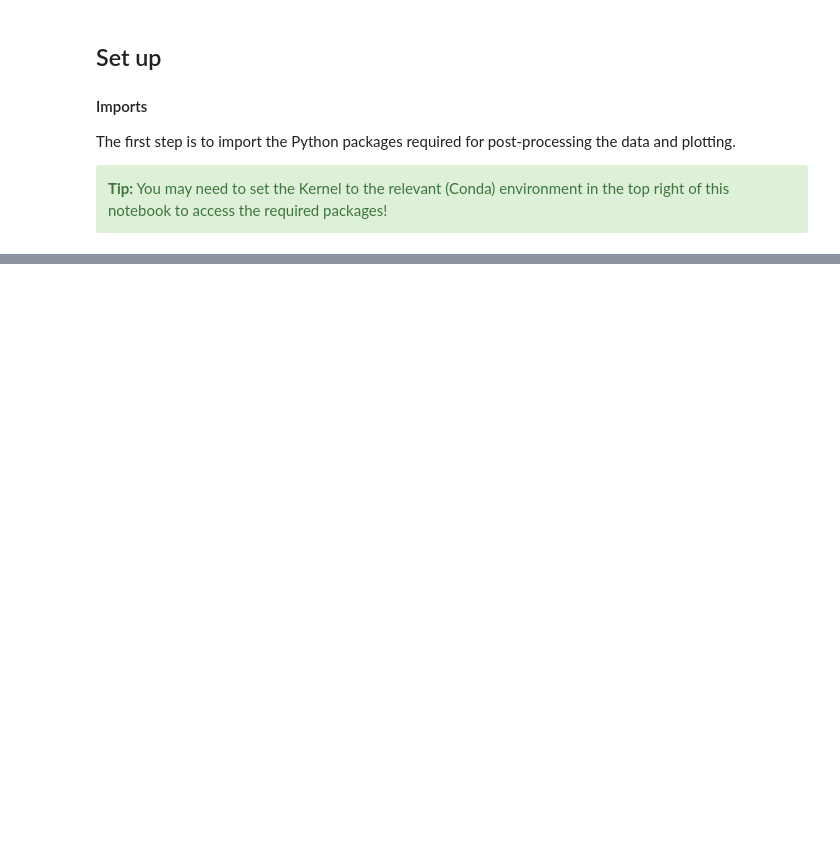
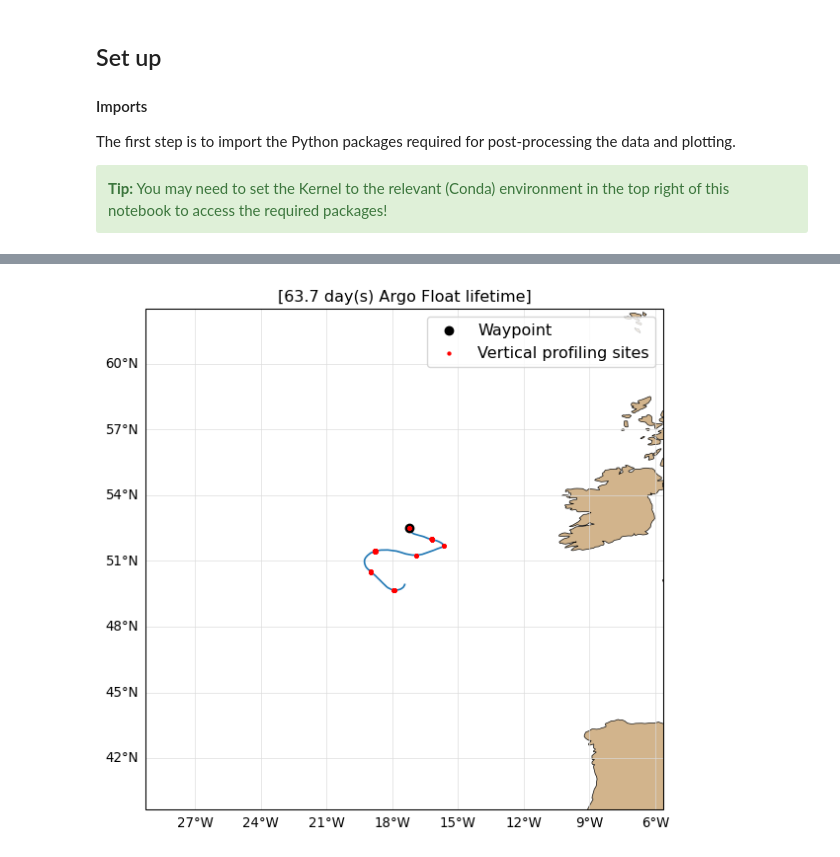
Before and after one commit to Parcels-code/virtualship, a Jupyter notebook: docs/user-guide/tutorials/Argo_data_tutorial.ipynb, the cells around one changed output, grey strips where cells are left out. Drawn from its saved outputs; the diff is of its cells as text; code cells hidden in the pictures; blank space fills up the shorter version.

Commit message:
update argo/drifter plotting tutorial

```diff
--- a/docs/user-guide/tutorials/Argo_data_tutorial.ipynb
+++ b/docs/user-guide/tutorials/Argo_data_tutorial.ipynb
@@ -143,0 +63,85 @@ plt.show()
+# %%
+# fig
+fig = plt.figure(figsize=(10, 6), dpi=96)
+ax = fig.add_subplot(1, 1, 1, projection=ccrs.PlateCarree())
+
+# plot trajectory
+for i, traj in enumerate(argo_ds["trajectory"]):
+    # extract trajectory data
+    lons = argo_ds["lon"][:].sel(trajectory=traj).squeeze()
+    lats = argo_ds["lat"][:].sel(trajectory=traj).squeeze()
+    cycle_phase = argo_ds["cycle_phase"][:].sel(trajectory=traj).squeeze()
+
+    # plot
+    ax.plot(
+        lons,
+        lats,
+        linestyle="-",
+        linewidth=1.25,
+        zorder=3,
+        transform=ccrs.PlateCarree(),
+    )
+
+    # add release location
+    MARKERSIZE = 40
+    ax.scatter(
+        lons[0],
+        lats[0],
+        marker="o",
+        s=MARKERSIZE,
+        color="black",
+        zorder=4,
+        transform=ccrs.PlateCarree(),
+        label="Waypoint" if i == 0 else None,  # only label first for legend
+    )
+
+    # add marker where cycle_phase == 0 (where taking a verticle profile)
+    mask = cycle_phase == 0
+    if np.any(mask):
+        ax.scatter(
+            np.array(lons)[mask],
+            np.array(lats)[mask],
+            marker="o",
+            s=5,
+            color="red",
+            zorder=5,
+            transform=ccrs.PlateCarree(),
+            label="Vertical profiling sites" if i == 0 else None,
+        )
+
+
+# additional map features
+latlon_buffer = 10.0  # degrees (adjust this to 'zoom' in/out in the plot)
+ax.set_extent(
+    [
+        argo_ds.lon.min() - latlon_buffer,
+        argo_ds.lon.max() + latlon_buffer,
+        argo_ds.lat.min() - latlon_buffer,
+        argo_ds.lat.max() + latlon_buffer,
+    ],
+    crs=ccrs.PlateCarree(),
+)
+ax.coastlines(linewidth=0.5, color="black")
+ax.add_feature(cfeature.LAND, facecolor="tan")
+gl = ax.gridlines(
+    draw_labels=True,
+    linewidth=0.5,
+    color="gainsboro",
+    alpha=1.0,
+    linestyle="-",
+    zorder=0,
+)
+gl.top_labels = False
+gl.right_labels = False
+
+ax.legend(loc="upper right", fontsize=12)
+
+n_days = float(
+    (argo_ds["time"][0].max(skipna=True) - argo_ds["time"][0].min(skipna=True))
+    / np.timedelta64(1, "D")
+)
+plt.title(f"[{n_days:.1f} day(s) Argo Float lifetime]", fontsize=12)
+
+plt.tight_layout()
+# %% [output]
+[figure, added]
```
Also changed, not shown: parts of 19 cells of this notebook, 2 other files.
